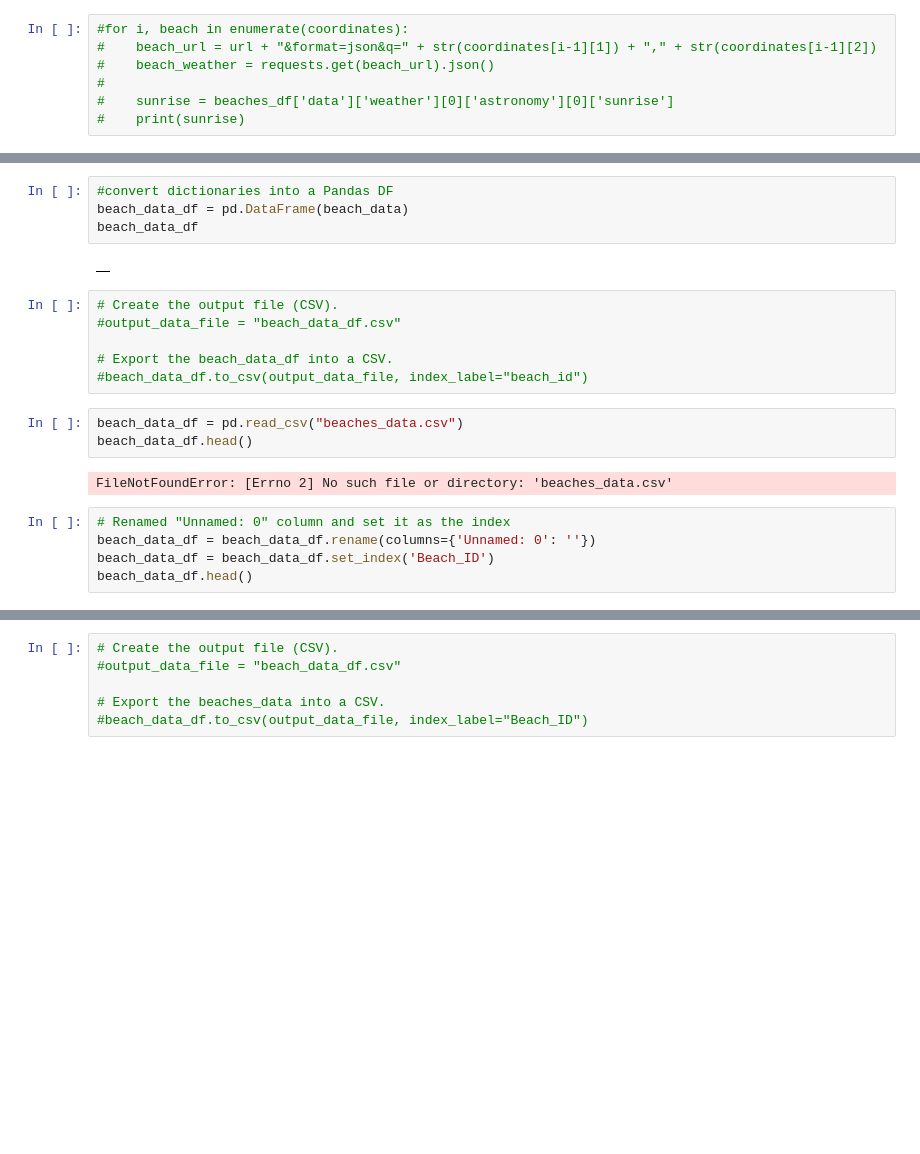
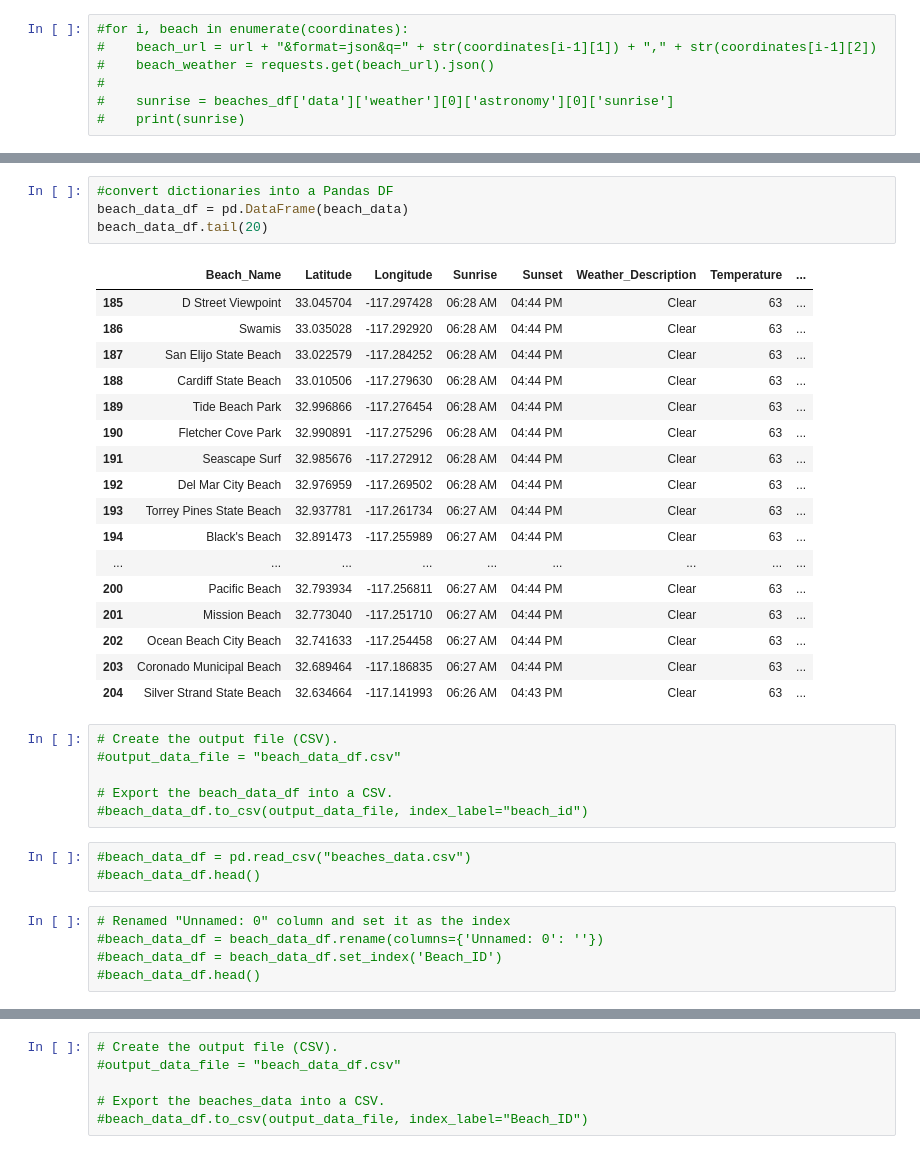
Before and after one commit to ckanchanda/Surf_Check, a Jupyter notebook: Beaches_database.ipynb, the cells around one changed output, grey strips where cells are left out. Saved outputs shown, nothing was run; the diff lists cells and outputs as text; blank space fills up the shorter version.

```diff
--- a/Beaches_database.ipynb
+++ b/Beaches_database.ipynb
@@ -219,9 +219,25 @@ Data Retrieval Complete
 # %%
 #convert dictionaries into a Pandas DF
 beach_data_df = pd.DataFrame(beach_data)
-beach_data_df
+beach_data_df.tail(20)
 # %% [output]
-|  |
+|  | Beach_Name | Latitude | Longitude | Sunrise | Sunset | Weather_Description | Temperature | ... |
+| 185 | D Street Viewpoint | 33.045704 | -117.297428 | 06:28 AM | 04:44 PM | Clear | 63 | ... |
+| 186 | Swamis | 33.035028 | -117.292920 | 06:28 AM | 04:44 PM | Clear | 63 | ... |
+| 187 | San Elijo State Beach | 33.022579 | -117.284252 | 06:28 AM | 04:44 PM | Clear | 63 | ... |
+| 188 | Cardiff State Beach | 33.010506 | -117.279630 | 06:28 AM | 04:44 PM | Clear | 63 | ... |
+| 189 | Tide Beach Park | 32.996866 | -117.276454 | 06:28 AM | 04:44 PM | Clear | 63 | ... |
+| 190 | Fletcher Cove Park | 32.990891 | -117.275296 | 06:28 AM | 04:44 PM | Clear | 63 | ... |
+| 191 | Seascape Surf | 32.985676 | -117.272912 | 06:28 AM | 04:44 PM | Clear | 63 | ... |
+| 192 | Del Mar City Beach | 32.976959 | -117.269502 | 06:28 AM | 04:44 PM | Clear | 63 | ... |
+| 193 | Torrey Pines State Beach | 32.937781 | -117.261734 | 06:27 AM | 04:44 PM | Clear | 63 | ... |
+| 194 | Black's Beach | 32.891473 | -117.255989 | 06:27 AM | 04:44 PM | Clear | 63 | ... |
+| ... | ... | ... | ... | ... | ... | ... | ... | ... |
+| 200 | Pacific Beach | 32.793934 | -117.256811 | 06:27 AM | 04:44 PM | Clear | 63 | ... |
+| 201 | Mission Beach | 32.773040 | -117.251710 | 06:27 AM | 04:44 PM | Clear | 63 | ... |
+| 202 | Ocean Beach City Beach | 32.741633 | -117.254458 | 06:27 AM | 04:44 PM | Clear | 63 | ... |
+| 203 | Coronado Municipal Beach | 32.689464 | -117.186835 | 06:27 AM | 04:44 PM | Clear | 63 | ... |
+| 204 | Silver Strand State Beach | 32.634664 | -117.141993 | 06:26 AM | 04:43 PM | Clear | 63 | ... |
 # %%
 # Create the output file (CSV).
 #output_data_file = "beach_data_df.csv"
@@ -229,15 +245,13 @@ beach_data_df
 # Export the beach_data_df into a CSV.
 #beach_data_df.to_csv(output_data_file, index_label="beach_id")
 # %%
-beach_data_df = pd.read_csv("beaches_data.csv")
-beach_data_df.head()
+#beach_data_df = pd.read_csv("beaches_data.csv")
+#beach_data_df.head()
-# %% [output]
-FileNotFoundError: [Errno 2] No such file or directory: 'beaches_data.csv'
 # %%
 # Renamed "Unnamed: 0" column and set it as the index
-beach_data_df = beach_data_df.rename(columns={'Unnamed: 0': ''})
-beach_data_df = beach_data_df.set_index('Beach_ID')
-beach_data_df.head()
+#beach_data_df = beach_data_df.rename(columns={'Unnamed: 0': ''})
+#beach_data_df = beach_data_df.set_index('Beach_ID')
+#beach_data_df.head()
 # %%
 wave_height_bins = [0, 3, 9, 12]
 wave_size = ["Small (<4)", "Medium (4-9)", "Large (10-12)"]
```
Also changed, not shown: parts of 6 cells of this notebook, 3 other files.
